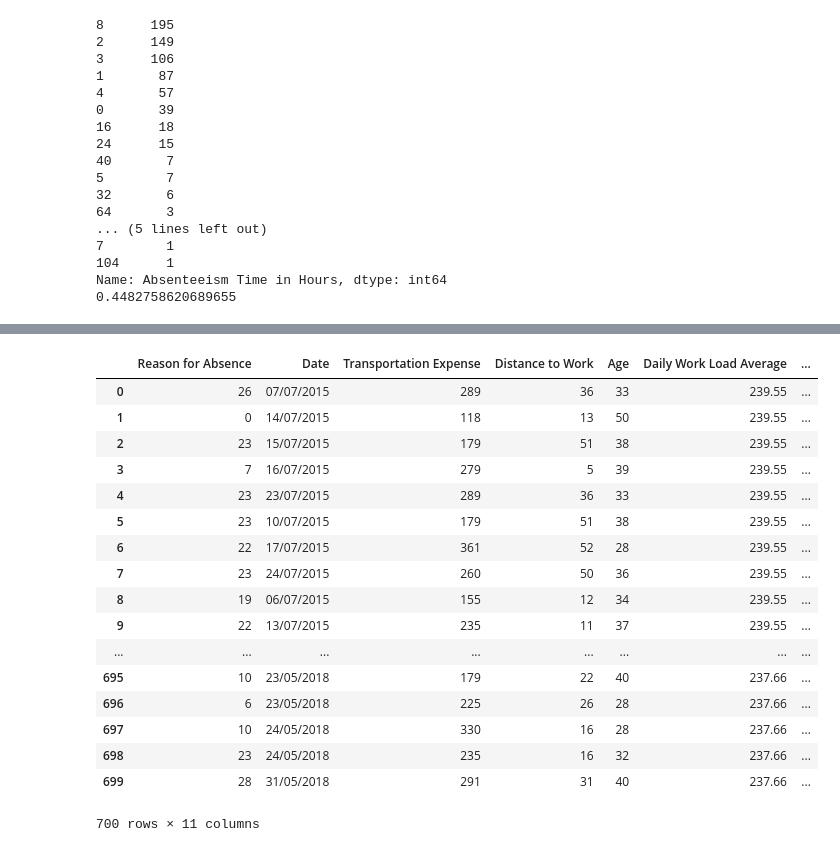
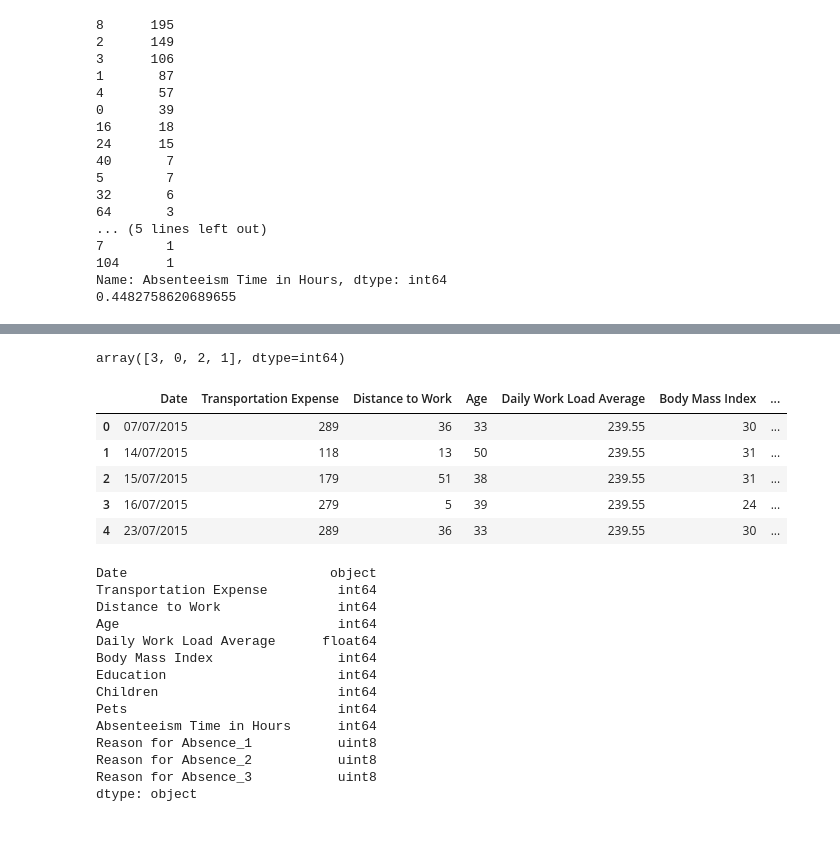
Before and after one commit to fares-ds/Business-Case-Study---Absenteeism, a Jupyter notebook: Case Study - Absenteeism.ipynb, the cells around one changed output, grey strips where cells are left out. Cells and saved outputs as stored; diff of their text form; code cells hidden in the pictures.

```diff
--- a/Case Study - Absenteeism.ipynb
+++ b/Case Study - Absenteeism.ipynb
@@ -178,21 +158,13 @@ data["Reason for Absence"].map({1: ""})
-# %%
-data
-# %% [output]
-|  | Reason for Absence | Date | Transportation Expense | Distance to Work | Age | Daily Work Load Average | ... |
-| 0 | 26 | 07/07/2015 | 289 | 36 | 33 | 239.55 | ... |
-| 1 | 0 | 14/07/2015 | 118 | 13 | 50 | 239.55 | ... |
-| 2 | 23 | 15/07/2015 | 179 | 51 | 38 | 239.55 | ... |
-| 3 | 7 | 16/07/2015 | 279 | 5 | 39 | 239.55 | ... |
-| 4 | 23 | 23/07/2015 | 289 | 36 | 33 | 239.55 | ... |
-| 5 | 23 | 10/07/2015 | 179 | 51 | 38 | 239.55 | ... |
-| 6 | 22 | 17/07/2015 | 361 | 52 | 28 | 239.55 | ... |
-| 7 | 23 | 24/07/2015 | 260 | 50 | 36 | 239.55 | ... |
-| 8 | 19 | 06/07/2015 | 155 | 12 | 34 | 239.55 | ... |
-| 9 | 22 | 13/07/2015 | 235 | 11 | 37 | 239.55 | ... |
-| ... | ... | ... | ... | ... | ... | ... | ... |
-| 695 | 10 | 23/05/2018 | 179 | 22 | 40 | 237.66 | ... |
-| 696 | 6 | 23/05/2018 | 225 | 26 | 28 | 237.66 | ... |
-| 697 | 10 | 24/05/2018 | 330 | 16 | 28 | 237.66 | ... |
-| 698 | 23 | 24/05/2018 | 235 | 16 | 32 | 237.66 | ... |
-| 699 | 28 | 31/05/2018 | 291 | 31 | 40 | 237.66 | ... |
-700 rows × 11 columns
+# %%
+data["Reason for Absence"] = data["Reason for Absence"].map({0: "Group_1", 1: "Group_1", 2: "Group_1", 3: "Group_1",
+                                                             4: "Group_1", 5: "Group_1", 6: "Group_1", 7: "Group_1",
+                                                             8: "Group_1", 9: "Group_1", 10: "Group_1", 11: "Group_1",
+                                                             12: "Group_1", 13: "Group_1", 14: "Group_1", 15: "Group_2",
+                                                             16: "Group_2", 17: "Group_2", 17: "Group_2", 18: "Group_3",
+                                                             19: "Group_3", 20: "Group_3", 21: "Group_3", 22: "Group_4",
+                                                             23: "Group_4", 24: "Group_4", 25: "Group_4", 26: "Group_4",
+                                                             27: "Group_4", 28: "Group_4"})
+data["Reason for Absence"] = data["Reason for Absence"].astype("category").cat.codes
+data["Reason for Absence"].unique()
+# %% [output]
+array([3, 0, 2, 1], dtype=int64)
@@ -198,0 +173,26 @@ data
+# %%
+data_1.head()
+# %% [output]
+|  | Date | Transportation Expense | Distance to Work | Age | Daily Work Load Average | Body Mass Index | ... |
+| 0 | 07/07/2015 | 289 | 36 | 33 | 239.55 | 30 | ... |
+| 1 | 14/07/2015 | 118 | 13 | 50 | 239.55 | 31 | ... |
+| 2 | 15/07/2015 | 179 | 51 | 38 | 239.55 | 31 | ... |
+| 3 | 16/07/2015 | 279 | 5 | 39 | 239.55 | 24 | ... |
+| 4 | 23/07/2015 | 289 | 36 | 33 | 239.55 | 30 | ... |
+# %%
+data_1.dtypes
+# %% [output]
+Date                          object
+Transportation Expense         int64
+Distance to Work               int64
+Age                            int64
+Daily Work Load Average      float64
+Body Mass Index                int64
+Education                      int64
+Children                       int64
+Pets                           int64
+Absenteeism Time in Hours      int64
+Reason for Absence_1           uint8
+Reason for Absence_2           uint8
+Reason for Absence_3           uint8
+dtype: object
```
Also changed, not shown: parts of 12 cells of this notebook.
